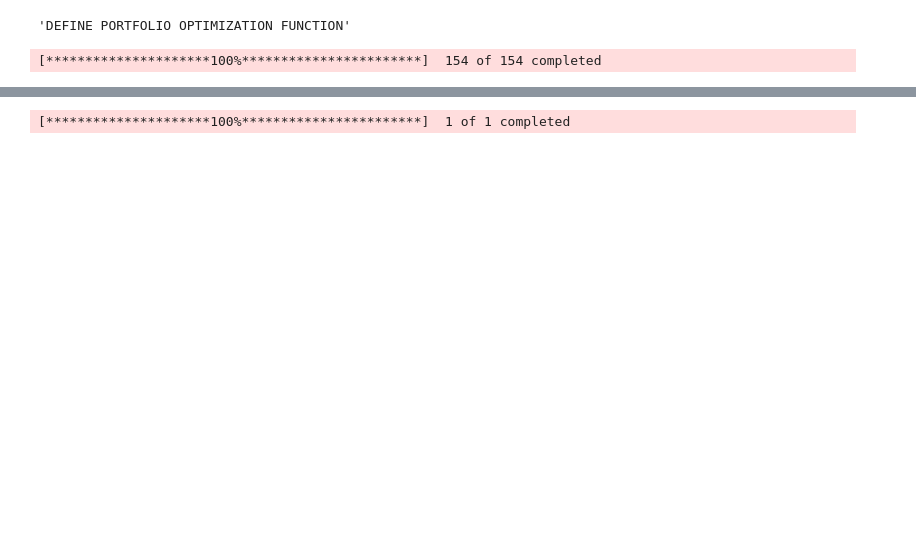
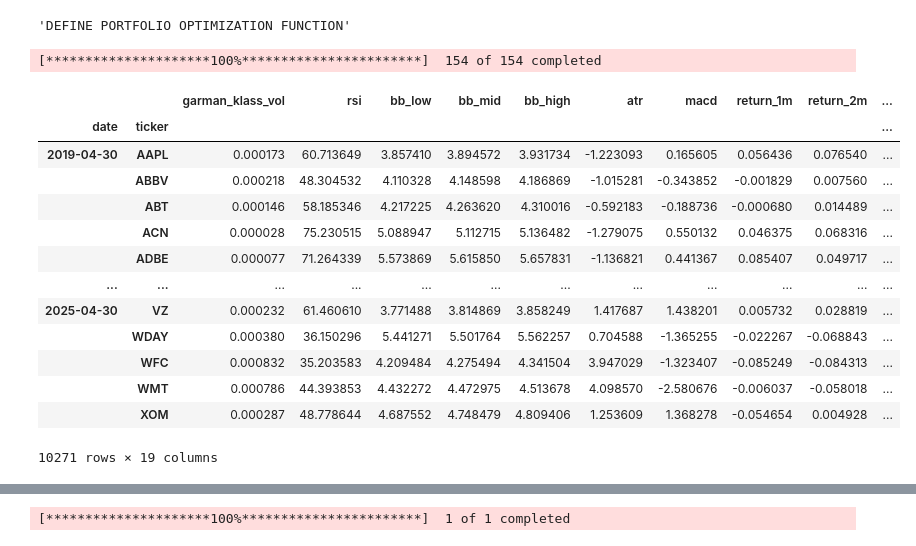
Before and after one commit to vepaan/ML_Trading_Strategy, a Jupyter notebook: project.ipynb, the cells around one changed output, grey strips where cells are left out. Saved outputs shown, nothing was run; the diff lists cells and outputs as text; code cells hidden in the pictures; blank space fills up the shorter version.

```diff
--- a/project.ipynb
+++ b/project.ipynb
@@ -348,6 +449,23 @@ new_df = yf.download(tickers = stocks,
                      end = data.index.get_level_values('date').unique()[-1]) #past year of data collected
 # %% [output]
 [*********************100%***********************]  154 of 154 completed
+# %%
+data
+# %% [output]
+|  |  | garman_klass_vol | rsi | bb_low | bb_mid | bb_high | atr | macd | return_1m | return_2m | ... |
+| date | ticker |  |  |  |  |  |  |  |  |  | ... |
+| 2019-04-30 | AAPL | 0.000173 | 60.713649 | 3.857410 | 3.894572 | 3.931734 | -1.223093 | 0.165605 | 0.056436 | 0.076540 | ... |
+|  | ABBV | 0.000218 | 48.304532 | 4.110328 | 4.148598 | 4.186869 | -1.015281 | -0.343852 | -0.001829 | 0.007560 | ... |
+|  | ABT | 0.000146 | 58.185346 | 4.217225 | 4.263620 | 4.310016 | -0.592183 | -0.188736 | -0.000680 | 0.014489 | ... |
+|  | ACN | 0.000028 | 75.230515 | 5.088947 | 5.112715 | 5.136482 | -1.279075 | 0.550132 | 0.046375 | 0.068316 | ... |
+|  | ADBE | 0.000077 | 71.264339 | 5.573869 | 5.615850 | 5.657831 | -1.136821 | 0.441367 | 0.085407 | 0.049717 | ... |
+| ... | ... | ... | ... | ... | ... | ... | ... | ... | ... | ... | ... |
+| 2025-04-30 | VZ | 0.000232 | 61.460610 | 3.771488 | 3.814869 | 3.858249 | 1.417687 | 1.438201 | 0.005732 | 0.028819 | ... |
+|  | WDAY | 0.000380 | 36.150296 | 5.441271 | 5.501764 | 5.562257 | 0.704588 | -1.365255 | -0.022267 | -0.068843 | ... |
+|  | WFC | 0.000832 | 35.203583 | 4.209484 | 4.275494 | 4.341504 | 3.947029 | -1.323407 | -0.085249 | -0.084313 | ... |
+|  | WMT | 0.000786 | 44.393853 | 4.432272 | 4.472975 | 4.513678 | 4.098570 | -2.580676 | -0.006037 | -0.058018 | ... |
+|  | XOM | 0.000287 | 48.778644 | 4.687552 | 4.748479 | 4.809406 | 1.253609 | 1.368278 | -0.054654 | 0.004928 | ... |
+10271 rows × 19 columns
 # %%
 new_df.rename(columns = {'Close':'Adj Close'}, inplace = True)
 new_df
```
Also changed, not shown: parts of 14 cells of this notebook.
